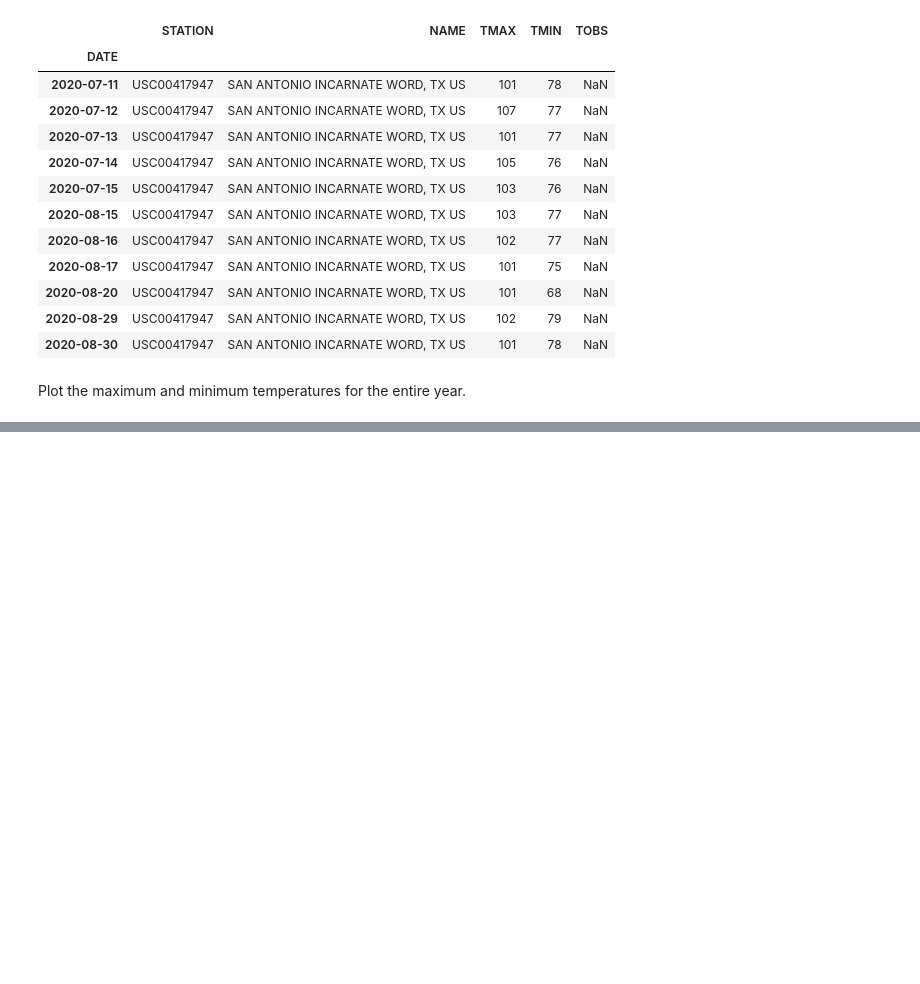
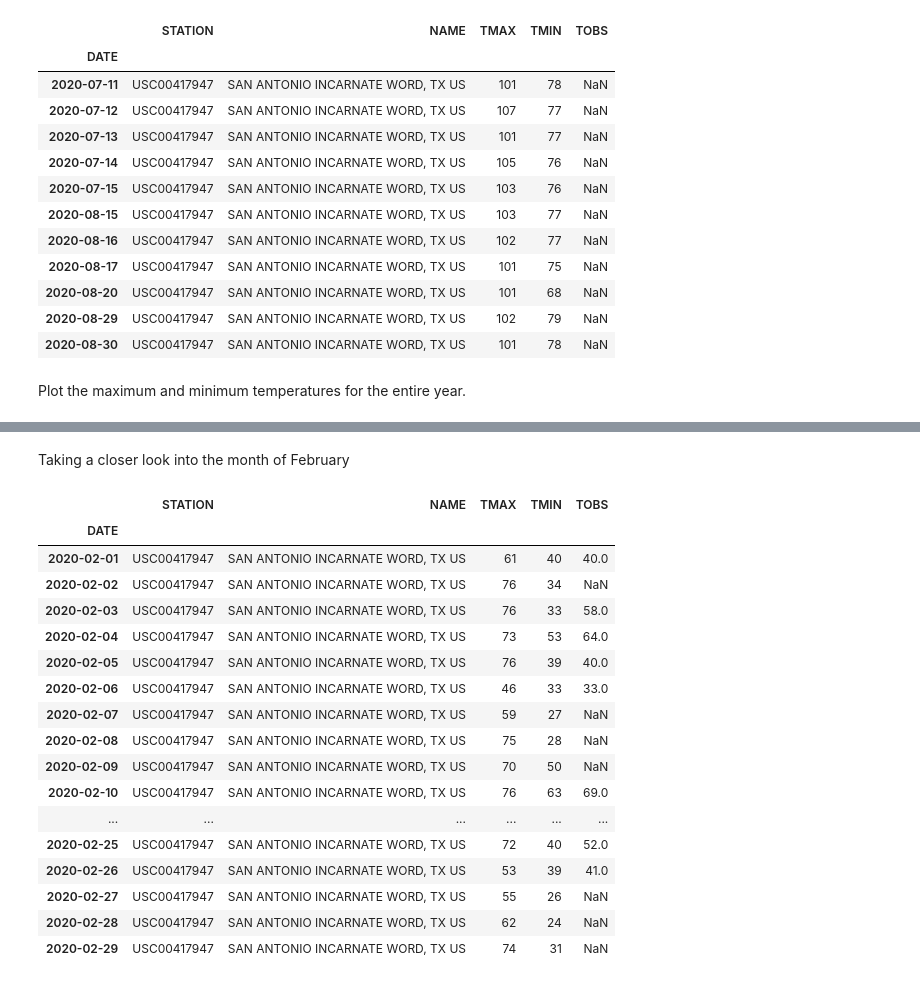
Before and after one commit to sjcavazos/meteorology, a Jupyter notebook: pandas/satx-ex.ipynb, the cells around one changed output, grey strips where cells are left out. Cells and saved outputs as stored; diff of their text form; code cells hidden in the pictures; blank space fills up the shorter version.

```diff
--- a/pandas/satx-ex.ipynb
+++ b/pandas/satx-ex.ipynb
@@ -112,0 +109,24 @@ Text(0, 0.5, 'Temperature (deg F)')
+# %% [markdown]
+Taking a closer look into the month of February
+# %%
+feb_wx = uiw_weather[31:60]
+feb_wx
+# %% [output]
+|  | STATION | NAME | TMAX | TMIN | TOBS |
+| DATE |  |  |  |  |  |
+| 2020-02-01 | USC00417947 | SAN ANTONIO INCARNATE WORD, TX US | 61 | 40 | 40.0 |
+| 2020-02-02 | USC00417947 | SAN ANTONIO INCARNATE WORD, TX US | 76 | 34 | NaN |
+| 2020-02-03 | USC00417947 | SAN ANTONIO INCARNATE WORD, TX US | 76 | 33 | 58.0 |
+| 2020-02-04 | USC00417947 | SAN ANTONIO INCARNATE WORD, TX US | 73 | 53 | 64.0 |
+| 2020-02-05 | USC00417947 | SAN ANTONIO INCARNATE WORD, TX US | 76 | 39 | 40.0 |
+| 2020-02-06 | USC00417947 | SAN ANTONIO INCARNATE WORD, TX US | 46 | 33 | 33.0 |
+| 2020-02-07 | USC00417947 | SAN ANTONIO INCARNATE WORD, TX US | 59 | 27 | NaN |
+| 2020-02-08 | USC00417947 | SAN ANTONIO INCARNATE WORD, TX US | 75 | 28 | NaN |
+| 2020-02-09 | USC00417947 | SAN ANTONIO INCARNATE WORD, TX US | 70 | 50 | NaN |
+| 2020-02-10 | USC00417947 | SAN ANTONIO INCARNATE WORD, TX US | 76 | 63 | 69.0 |
+| ... | ... | ... | ... | ... | ... |
+| 2020-02-25 | USC00417947 | SAN ANTONIO INCARNATE WORD, TX US | 72 | 40 | 52.0 |
+| 2020-02-26 | USC00417947 | SAN ANTONIO INCARNATE WORD, TX US | 53 | 39 | 41.0 |
+| 2020-02-27 | USC00417947 | SAN ANTONIO INCARNATE WORD, TX US | 55 | 26 | NaN |
+| 2020-02-28 | USC00417947 | SAN ANTONIO INCARNATE WORD, TX US | 62 | 24 | NaN |
+| 2020-02-29 | USC00417947 | SAN ANTONIO INCARNATE WORD, TX US | 74 | 31 | NaN |
```
Also changed, not shown: parts of 2 cells of this notebook.
